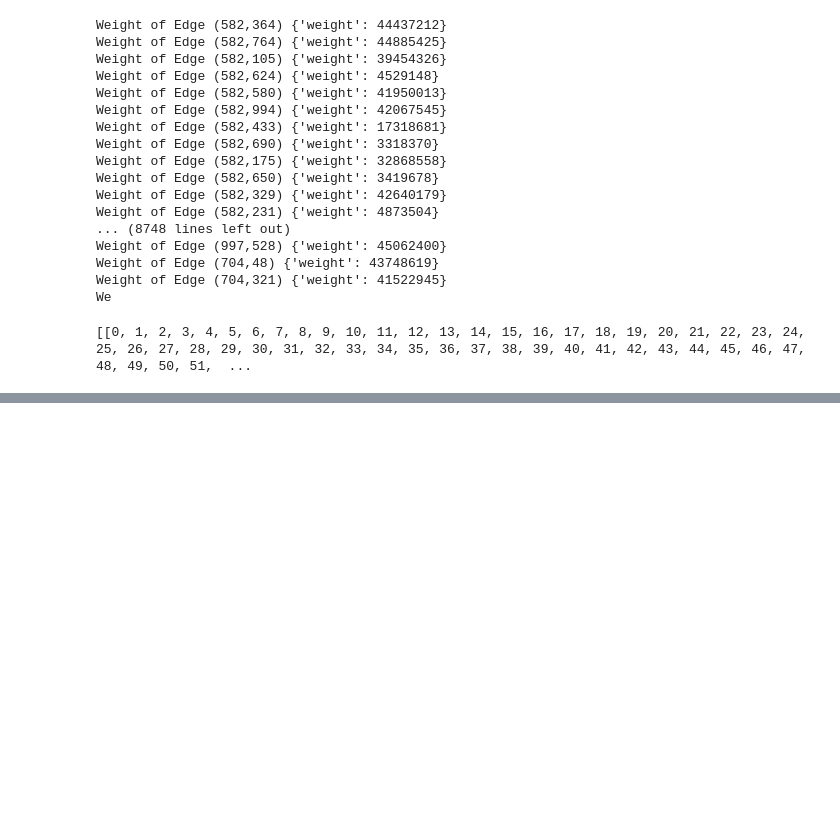
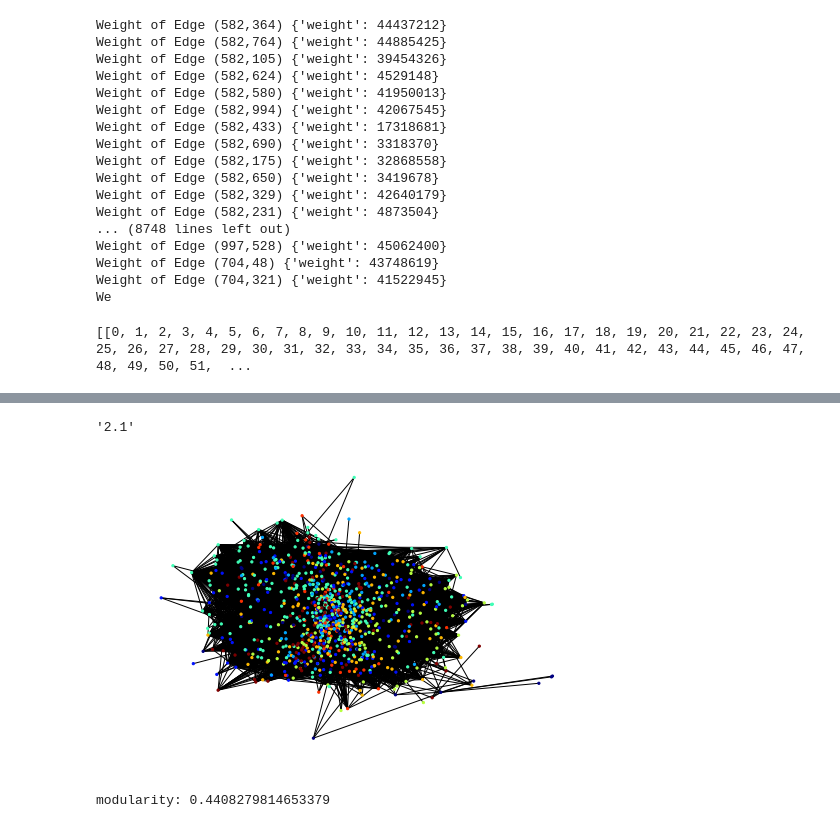
Before and after one commit to itavares/Temporal-Link-Prediction-and-Community-Detection, a Jupyter notebook: final_project_jp_version.ipynb, the cells around one changed output, grey strips where cells are left out. Saved outputs shown, nothing was run; the diff lists cells and outputs as text; code cells hidden in the pictures; blank space fills up the shorter version.

```diff
--- a/final_project_jp_version.ipynb
+++ b/final_project_jp_version.ipynb
@@ -96,0 +151,33 @@ for communities in limited:
+# %%
+nx.__version__
+# %% [output]
+'2.1'
+# %%
+import networkx as nx
+import community
+import matplotlib.pyplot as pl
+
+FielName="email-Eu-core-temporal.txt"
+
+Graphtype=nx.Graph()   # use net.Graph() for undirected graph
+
+# How to read from a file. Note: if your egde weights are int, change float to int.
+G = nx.read_edgelist(FielName, create_using=Graphtype, nodetype=int, data=(('weight',int),))
+
+part = community.best_partition(G)
+values = [part.get(node) for node in G.nodes()]
+
+nx.draw_spring(G, cmap = plt.get_cmap('jet'), node_color = values, node_size=5, with_labels=False)
+
+
+
+# pos  = nx.spring_layout(G,k = 0.004, iterations = 500, scale = 0.6)
+# nx.draw(G, pos=pos, font_size = 6, alpha = 0.5, node_size = 5)
+# plt.show()
+# %% [output]
+[figure, added]
+# %%
+mod = community.modularity(part,G)
+print("modularity:", mod)
+# %% [output]
+modularity: 0.4408279814653379
```
Also changed, not shown: parts of 5 cells of this notebook.
